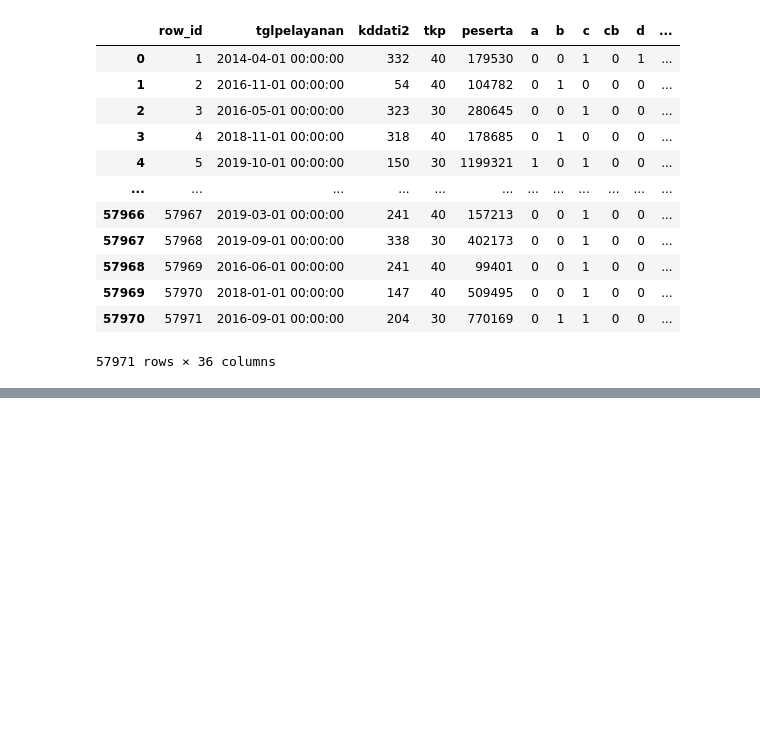
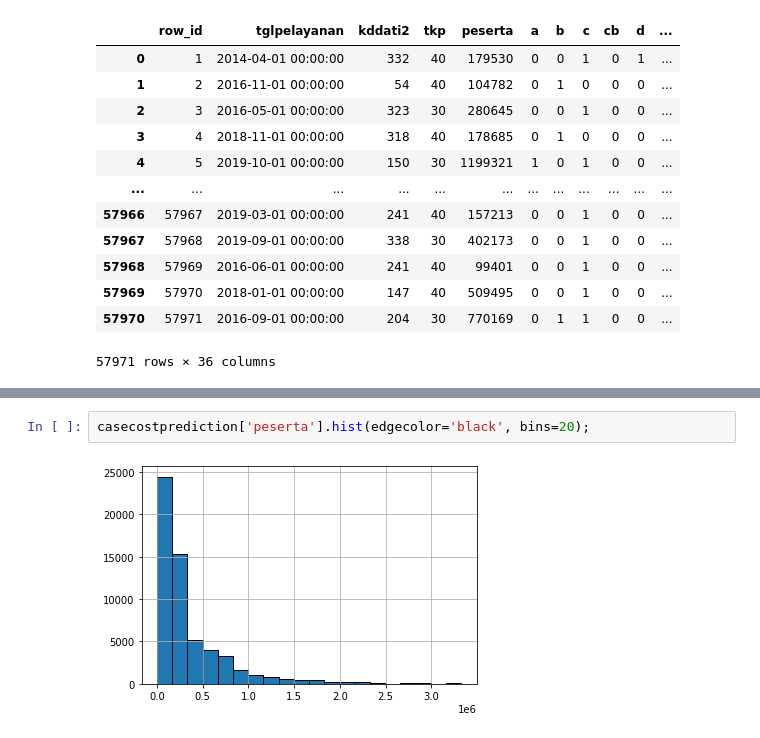
Before and after one commit to angelaafss/Proyek-DAMI-04-RegressionUsingRandomForest, a Jupyter notebook: Kelompok 4 DAMI.ipynb, the cells around one changed output, grey strips where cells are left out. Drawn from its saved outputs; the diff is of its cells as text; blank space fills up the shorter version.

```diff
--- a/Kelompok 4 DAMI.ipynb
+++ b/Kelompok 4 DAMI.ipynb
@@ -29,0 +88,4 @@ casecostprediction
+# %%
+casecostprediction['peserta'].hist(edgecolor='black', bins=20);
+# %% [output]
+[figure, added]
```
Also changed, not shown: parts of 15 cells of this notebook.
